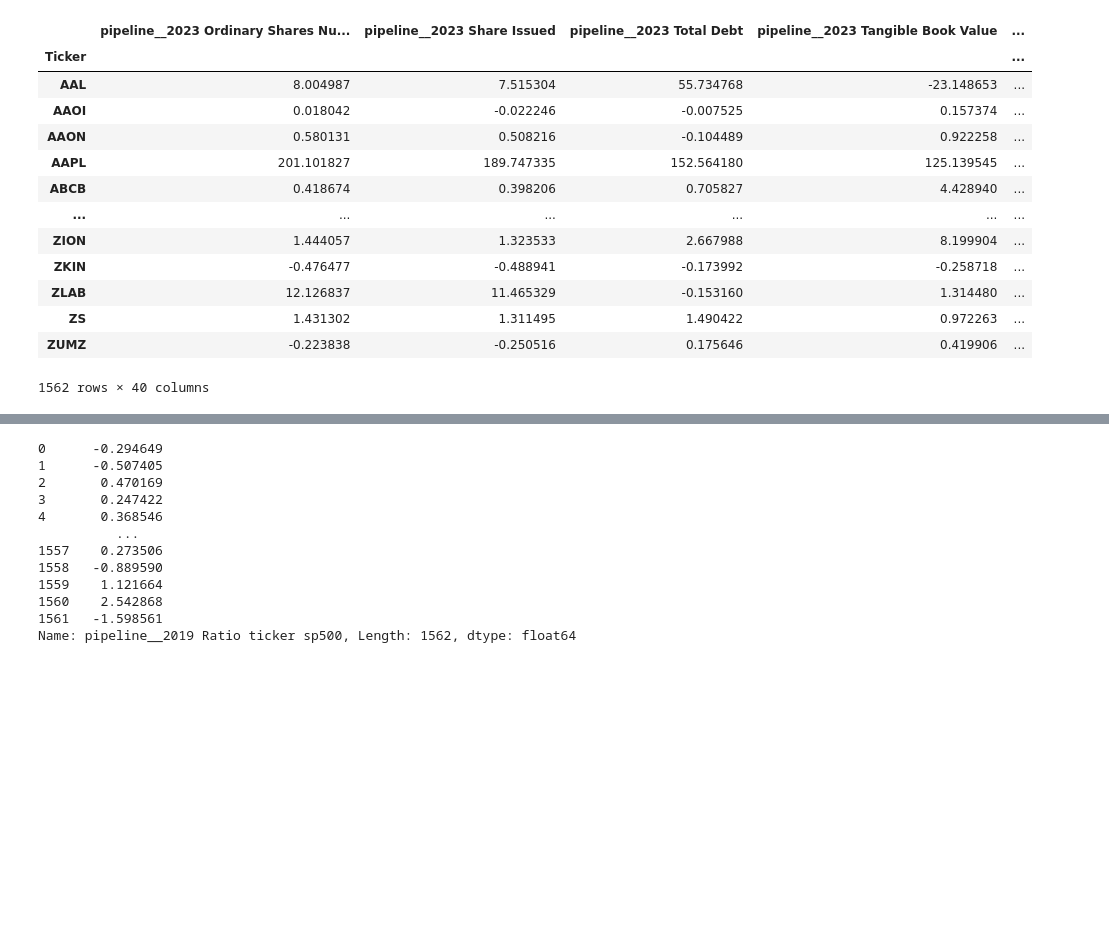
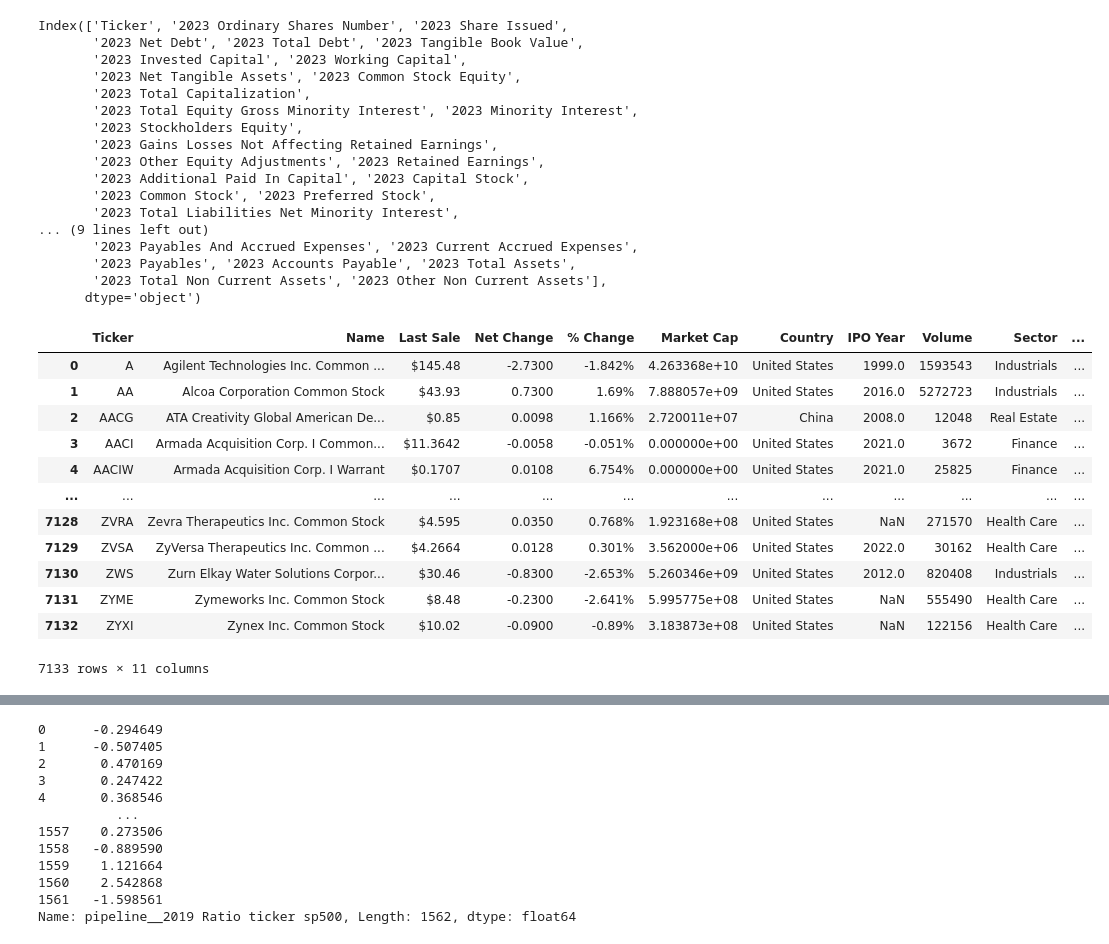
Before and after one commit to jorgeluisgg/project_awesome, a Jupyter notebook: model_creation.ipynb, the cells around one changed output, grey strips where cells are left out. Saved outputs shown, nothing was run; the diff lists cells and outputs as text; code cells hidden in the pictures; blank space fills up the shorter version.

```diff
--- a/model_creation.ipynb
+++ b/model_creation.ipynb
@@ -4,13 +4,17 @@ from sklearn.model_selection import train_test_split
 from sklearn.feature_selection import SelectKBest, f_classif
 import seaborn as sns
 
-df = pd.read_csv('raw_data/raw_data_first_version_with_good_target.csv')
+df = pd.read_csv('raw_data/raw_data_FINAL_ALL.csv')
 # features and target selection
 X_scaled = pd.DataFrame()
-X_scaled = df.drop(columns=['Ratio ticker sp500'])
-X_scaled = X_scaled.set_index('Ticker')
+#X_scaled = df.drop(columns=['Ratio ticker sp500'])
+#X_scaled = X_scaled.set_index('Ticker')
 
 
 #selecting just the 40 first columns (data for the year 23)
 
-X = X_scaled[X_scaled.columns[:40].to_list()]
+df_reduced = df[df.columns[:42].to_list()]
+
+df_target =  pd.read_csv('raw_data/tickers_target_ALL.csv')
+
+df_other = pd.read_csv('raw_data/nasdaq_tickers_raw.csv')
@@ -19,17 +21,20 @@ y = df[['Ticker', 'Ratio ticker sp500']].set_index('Ticker')['Ratio ticker sp500
 # %%
-X
+df_reduced.columns
 # %% [output]
-|  | pipeline__2023 Ordinary Shares Nu... | pipeline__2023 Share Issued | pipeline__2023 Total Debt | pipeline__2023 Tangible Book Value | ... |
-| Ticker |  |  |  |  | ... |
-| AAL | 8.004987 | 7.515304 | 55.734768 | -23.148653 | ... |
-| AAOI | 0.018042 | -0.022246 | -0.007525 | 0.157374 | ... |
-| AAON | 0.580131 | 0.508216 | -0.104489 | 0.922258 | ... |
-| AAPL | 201.101827 | 189.747335 | 152.564180 | 125.139545 | ... |
-| ABCB | 0.418674 | 0.398206 | 0.705827 | 4.428940 | ... |
-| ... | ... | ... | ... | ... | ... |
-| ZION | 1.444057 | 1.323533 | 2.667988 | 8.199904 | ... |
-| ZKIN | -0.476477 | -0.488941 | -0.173992 | -0.258718 | ... |
-| ZLAB | 12.126837 | 11.465329 | -0.153160 | 1.314480 | ... |
-| ZS | 1.431302 | 1.311495 | 1.490422 | 0.972263 | ... |
-| ZUMZ | -0.223838 | -0.250516 | 0.175646 | 0.419906 | ... |
-1562 rows × 40 columns
+Index(['Ticker', '2023 Ordinary Shares Number', '2023 Share Issued',
+       '2023 Net Debt', '2023 Total Debt', '2023 Tangible Book Value',
+       '2023 Invested Capital', '2023 Working Capital',
+       '2023 Net Tangible Assets', '2023 Common Stock Equity',
+       '2023 Total Capitalization',
+       '2023 Total Equity Gross Minority Interest', '2023 Minority Interest',
+       '2023 Stockholders Equity',
+       '2023 Gains Losses Not Affecting Retained Earnings',
+       '2023 Other Equity Adjustments', '2023 Retained Earnings',
+       '2023 Additional Paid In Capital', '2023 Capital Stock',
+       '2023 Common Stock', '2023 Preferred Stock',
+       '2023 Total Liabilities Net Minority Interest',
+... (9 lines left out)
+       '2023 Payables And Accrued Expenses', '2023 Current Accrued Expenses',
+       '2023 Payables', '2023 Accounts Payable', '2023 Total Assets',
+       '2023 Total Non Current Assets', '2023 Other Non Current Assets'],
+      dtype='object')
@@ -35,0 +65,18 @@ X
+# %%
+df_other.rename(columns={'Symbol': 'Ticker'}, inplace = True)
+# %%
+df_other
+# %% [output]
+|  | Ticker | Name | Last Sale | Net Change | % Change | Market Cap | Country | IPO Year | Volume | Sector | ... |
+| 0 | A | Agilent Technologies Inc. Common ... | $145.48 | -2.7300 | -1.842% | 4.263368e+10 | United States | 1999.0 | 1593543 | Industrials | ... |
+| 1 | AA | Alcoa Corporation Common Stock | $43.93 | 0.7300 | 1.69% | 7.888057e+09 | United States | 2016.0 | 5272723 | Industrials | ... |
+| 2 | AACG | ATA Creativity Global American De... | $0.85 | 0.0098 | 1.166% | 2.720011e+07 | China | 2008.0 | 12048 | Real Estate | ... |
+| 3 | AACI | Armada Acquisition Corp. I Common... | $11.3642 | -0.0058 | -0.051% | 0.000000e+00 | United States | 2021.0 | 3672 | Finance | ... |
+| 4 | AACIW | Armada Acquisition Corp. I Warrant | $0.1707 | 0.0108 | 6.754% | 0.000000e+00 | United States | 2021.0 | 25825 | Finance | ... |
+| ... | ... | ... | ... | ... | ... | ... | ... | ... | ... | ... | ... |
+| 7128 | ZVRA | Zevra Therapeutics Inc. Common Stock | $4.595 | 0.0350 | 0.768% | 1.923168e+08 | United States | NaN | 271570 | Health Care | ... |
+| 7129 | ZVSA | ZyVersa Therapeutics Inc. Common ... | $4.2664 | 0.0128 | 0.301% | 3.562000e+06 | United States | 2022.0 | 30162 | Health Care | ... |
+| 7130 | ZWS | Zurn Elkay Water Solutions Corpor... | $30.46 | -0.8300 | -2.653% | 5.260346e+09 | United States | 2012.0 | 820408 | Industrials | ... |
+| 7131 | ZYME | Zymeworks Inc. Common Stock | $8.48 | -0.2300 | -2.641% | 5.995775e+08 | United States | NaN | 555490 | Health Care | ... |
+| 7132 | ZYXI | Zynex Inc. Common Stock | $10.02 | -0.0900 | -0.89% | 3.183873e+08 | United States | NaN | 122156 | Health Care | ... |
+7133 rows × 11 columns
```
Also changed, not shown: parts of 45 cells of this notebook.
